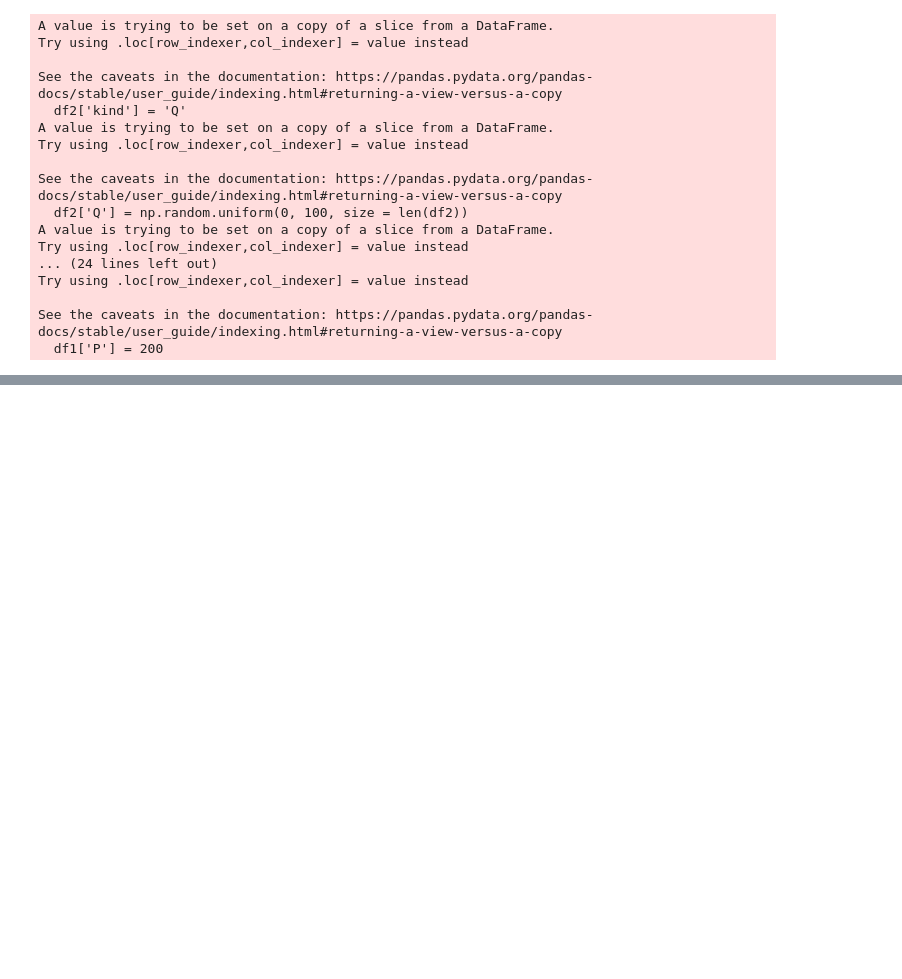
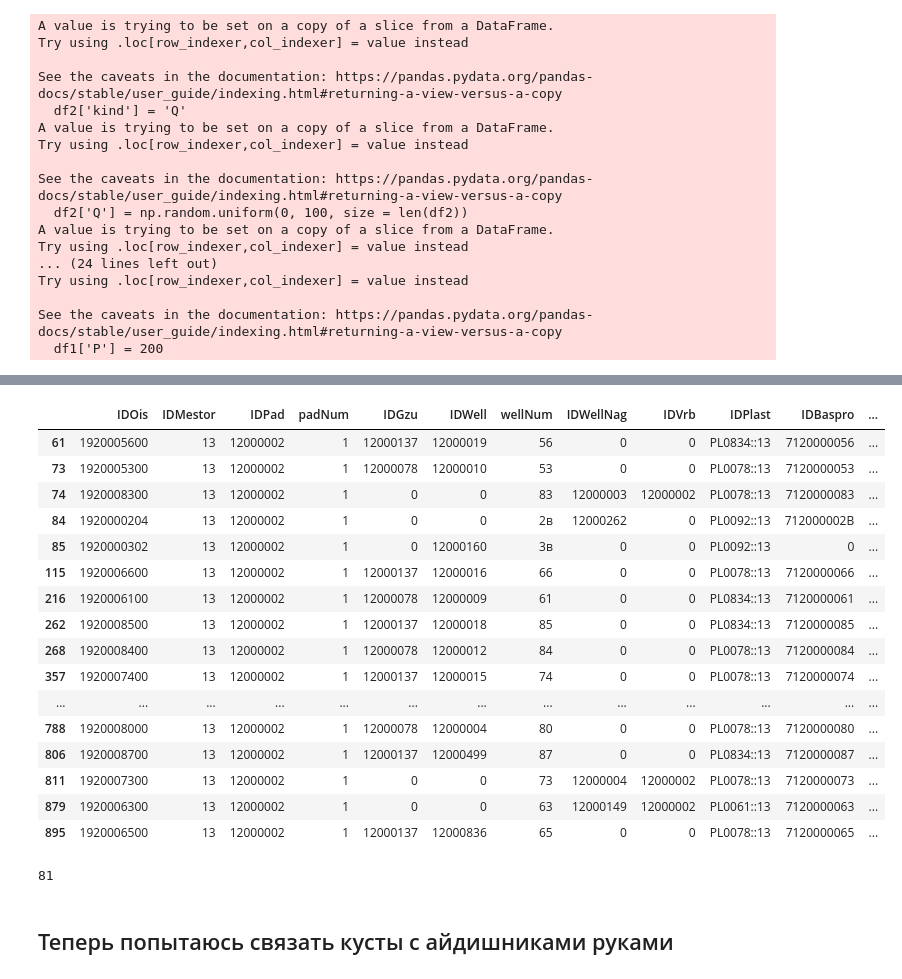
Before and after one commit to DenisYabl/PipesHydraulic, a Jupyter notebook: code/view_pipelines_tajlakovskoe.ipynb, the cells around one changed output, grey strips where cells are left out. Cells and saved outputs as stored; diff of their text form; code cells hidden in the pictures; blank space fills up the shorter version.

```diff
--- a/code/view_pipelines_tajlakovskoe.ipynb
+++ b/code/view_pipelines_tajlakovskoe.ipynb
@@ -568,0 +606,8 @@ rs_id: 1750000976
+# %%
+conn = Connector(host="192.168.4.65", port='80', user="admin", password="12345678")
+query = '| readFile format=parquet path=oms__ids'
+job = conn.jobs.create(query_text=query, cache_ttl=60, tws=0, twf=0)
+print(job.status)
+res = job.dataset.load()
+df_ids = pd.DataFrame(res)
+df_ids.columns
@@ -568,0 +641,39 @@ rs_id: 1750000976
+# %%
+df = df_ids[['IDMestor', 'padNum', 'IDPadNode']]
+df = df.drop_duplicates()
+df = df.sort_values(by = ['IDMestor', 'padNum', 'IDPadNode'])
+# df.head(60)
+df = df_ids[(df_ids.IDPadNode=='1750010937')|(df_ids.IDPadNode=='1750010938')]
+df
+# %% [output]
+|  | IDOis | IDMestor | IDPad | padNum | IDGzu | IDWell | wellNum | IDWellNag | IDVrb | IDPlast | IDBaspro | ... |
+| 61 | 1920005600 | 13 | 12000002 | 1 | 12000137 | 12000019 | 56 | 0 | 0 | PL0834::13 | 7120000056 | ... |
+| 73 | 1920005300 | 13 | 12000002 | 1 | 12000078 | 12000010 | 53 | 0 | 0 | PL0078::13 | 7120000053 | ... |
+| 74 | 1920008300 | 13 | 12000002 | 1 | 0 | 0 | 83 | 12000003 | 12000002 | PL0078::13 | 7120000083 | ... |
+| 84 | 1920000204 | 13 | 12000002 | 1 | 0 | 0 | 2в | 12000262 | 0 | PL0092::13 | 712000002В | ... |
+| 85 | 1920000302 | 13 | 12000002 | 1 | 0 | 12000160 | 3в | 0 | 0 | PL0092::13 | 0 | ... |
+| 115 | 1920006600 | 13 | 12000002 | 1 | 12000137 | 12000016 | 66 | 0 | 0 | PL0078::13 | 7120000066 | ... |
+| 216 | 1920006100 | 13 | 12000002 | 1 | 12000078 | 12000009 | 61 | 0 | 0 | PL0834::13 | 7120000061 | ... |
+| 262 | 1920008500 | 13 | 12000002 | 1 | 12000137 | 12000018 | 85 | 0 | 0 | PL0834::13 | 7120000085 | ... |
+| 268 | 1920008400 | 13 | 12000002 | 1 | 12000078 | 12000012 | 84 | 0 | 0 | PL0078::13 | 7120000084 | ... |
+| 357 | 1920007400 | 13 | 12000002 | 1 | 12000137 | 12000015 | 74 | 0 | 0 | PL0078::13 | 7120000074 | ... |
+| ... | ... | ... | ... | ... | ... | ... | ... | ... | ... | ... | ... | ... |
+| 788 | 1920008000 | 13 | 12000002 | 1 | 12000078 | 12000004 | 80 | 0 | 0 | PL0078::13 | 7120000080 | ... |
+| 806 | 1920008700 | 13 | 12000002 | 1 | 12000137 | 12000499 | 87 | 0 | 0 | PL0834::13 | 7120000087 | ... |
+| 811 | 1920007300 | 13 | 12000002 | 1 | 0 | 0 | 73 | 12000004 | 12000002 | PL0078::13 | 7120000073 | ... |
+| 879 | 1920006300 | 13 | 12000002 | 1 | 0 | 0 | 63 | 12000149 | 12000002 | PL0061::13 | 7120000063 | ... |
+| 895 | 1920006500 | 13 | 12000002 | 1 | 12000137 | 12000836 | 65 | 0 | 0 | PL0078::13 | 7120000065 | ... |
+# %%
+df_id2 = df_ids[['IDOis', 'IDPadNode']].dropna()
+df_id2['IDOis'] = df_id2.IDOis.apply(str.strip)
+df_id2['IDPadNode'] = df_id2.IDPadNode.apply(str.strip)
+df_id2['IDOis'] = df_id2.IDOis.apply(int)
+df_id2['IDPadNode'] = df_id2.IDPadNode.apply(int)
+df_id2.columns = ['OIS_ID', 'IDPadNode']
+len(df_ids.padNum.unique())
+# df = pd.merge(inj_df, df_id2, how = 'left')
+# df
+# %% [output]
+81
+# %% [markdown]
+## Теперь попытаюсь связать кусты с айдишниками руками
```
Also changed, not shown: parts of 23 cells of this notebook.
